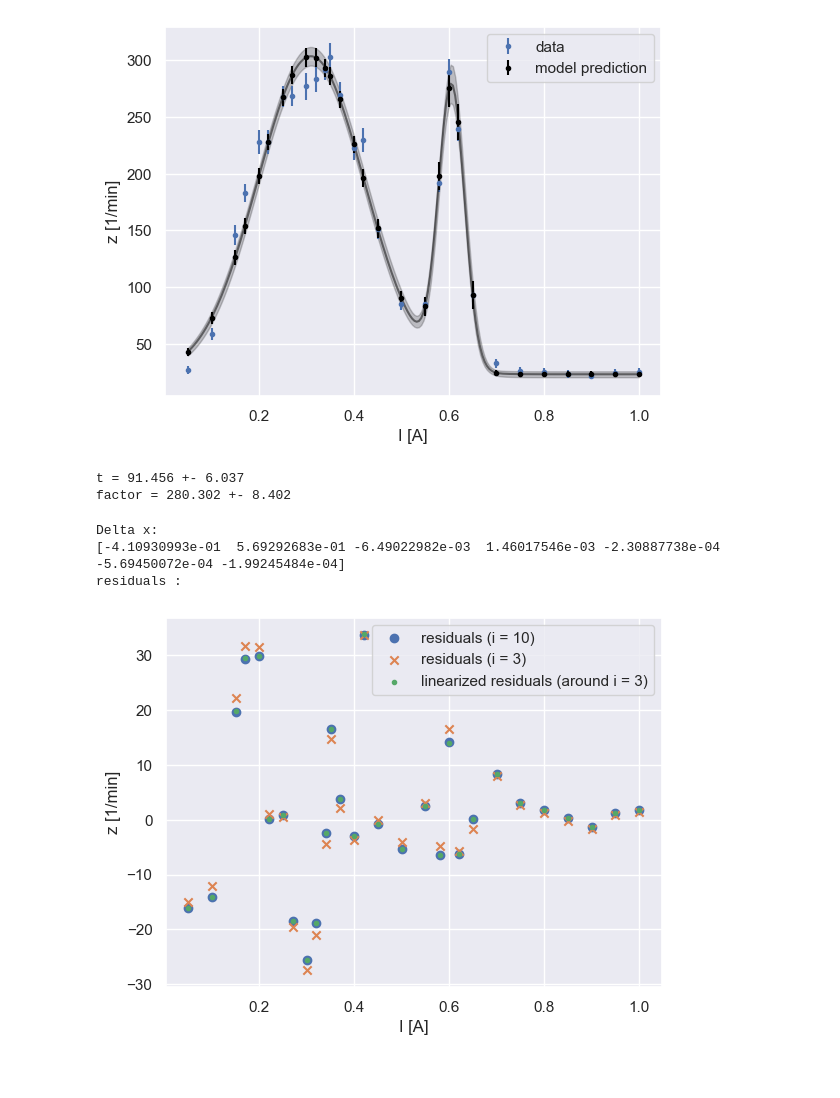
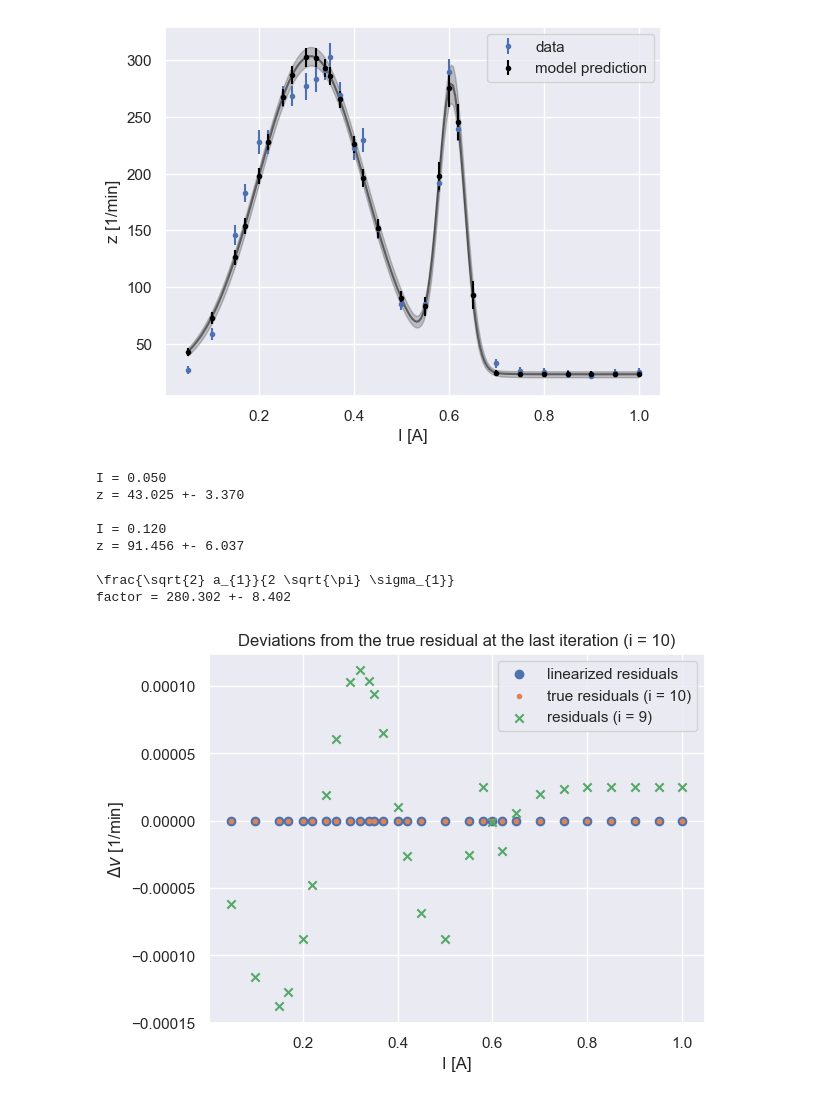
Before and after one commit to SecretGmG/nmp_exercises, a Jupyter notebook: ex_04/Sigrist_Serie_4.ipynb, the cells around one changed output. Drawn from its saved outputs; the diff is of its cells as text; code cells hidden in the pictures.

```diff
--- a/ex_04/Sigrist_Serie_4.ipynb
+++ b/ex_04/Sigrist_Serie_4.ipynb
@@ -54,0 +57,19 @@ $\displaystyle a_{0} + \left(\frac{a_{1}}{\sigma_{1} \sqrt{2 \pi}} e^{\frac{\lef
+# %%
+from typing import List
+
+f = nmp_util.SympyFunctionalModel(f_expr, parameter_symbols, I)
+
+
+
+models : List[nmp_util.SympyFunctionalModel] = []
+
+def log(model : nmp_util.SympyFunctionalModel):
+    print(f'Itaration:{model.iterations:2d}, m_0: {model.m_0:.10f}')
+    # store these for a later exercise
+    models.append(model.copy())
+
+f.logger = log
+
+for p in f.differential_expressions:
+    display(p)
+    print(sympy.latex(p))
@@ -118,43 +146,52 @@ plt.show()
 # %% [output]
 [figure]
 # %%
-z = functional_model.eval(0.12)
-z_err = functional_model.eval_cov_diags(0.12)[0]**0.5
-print(f't = {z:.3f} +- {z_err:.3f}')
+def evaluate(I_val):
+    z = f.eval(I_val)
+    z_err = f.eval_stderr(I_val, sigma = f.m_0)[0]
+    print(f'I = {I_val:.3f}')
+    print(f'z = {z:.3f} +- {z_err:.3f}')
 
+evaluate(data['I'].iloc[0])
+print()
+evaluate(0.12)
+print()
 
 factor_expr = a_1 / (sqrt2pi * sigma_1)
 
-factor, factor_cov = nmp_util.propagate_error([factor_expr], parameter_symbols, functional_model.parameters, functional_model.parameter_cov())
+print(sympy.latex(factor_expr))
+
+factor, factor_cov = nmp_util.propagate_error(factor_expr, parameter_symbols, f.parameters, f.m_0**2 * f.parameter_cof())
 factor_err = factor_cov[0,0]**0.5
-print(f'factor = {factor[0]:.3f} +- {factor_err:.3f}')
+print(f'factor = {factor:.3f} +- {factor_err:.3f}')
 # %% [output]
-t = 91.456 +- 6.037
+I = 0.050
+z = 43.025 +- 3.370
+
+I = 0.120
+z = 91.456 +- 6.037
+
+\frac{\sqrt{2} a_{1}}{2 \sqrt{\pi} \sigma_{1}}
 factor = 280.302 +- 8.402
 # %%
-true_residuals = functional_model.residuals
+true_residuals = f.residuals
+linearized_residuals = f.A @ f.parameters - f.y
+i = 8
 
-i = 2
+other_model = models[i]
 
-delta_params = functional_model.parameters - parameters[i]
-print('Delta x:')
-print(delta_params)
-print('residuals :')
+# this checks if the design matrix is a good taylor approximation
+linearized_residuals = other_model.residuals - other_model.A @ (f.parameters - other_model.parameters)
 
-# this checks if the design matrix is a good taylor approximation around the i'th  parameters
-linearized_residuals = residuals[i] - functional_model.A @ delta_params
-
-# i+1 because we the first iteration is i = 1, but the arrays are 0-indexed
-plt.scatter(functional_model.x, true_residuals, label = f'residuals (i = {len(residuals)})')
-plt.scatter(functional_model.x, residuals[i],marker ='x', label = f'residuals (i = {i+1})')
-plt.scatter(functional_model.x, linearized_residuals, marker='.', label = f'linearized residuals (around i = {i+1})')
+# i+1 because we the first iteration is 1, but the arrays are 0-indexed
+plt.title('Deviations from the true residual at the last iteration (i = 10)')
+plt.scatter(f.x, true_residuals-linearized_residuals, marker='o', label = f'linearized residuals')
+plt.scatter(f.x, true_residuals-true_residuals,marker = '.', label = f'true residuals (i = {len(models)})')
+plt.scatter(f.x, true_residuals-other_model.residuals,marker ='x', label = f'residuals (i = {i+1})')
 plt.xlabel('I [A]')
-plt.ylabel('z [1/min]')
+plt.ylabel('$\\Delta v$ [1/min]')
 plt.legend()
 plt.show()
 # %% [output]
-Delta x:
-[-4.10930993e-01  5.69292683e-01 -6.49022982e-03  1.46017546e-03 -2.30887738e-04 -5.69450072e-04 -1.99245484e-04]
-residuals :
-[figure, old version]
+[figure, new version]
 # %%
```
Also changed, not shown: parts of 7 cells of this notebook, 6 other files.
